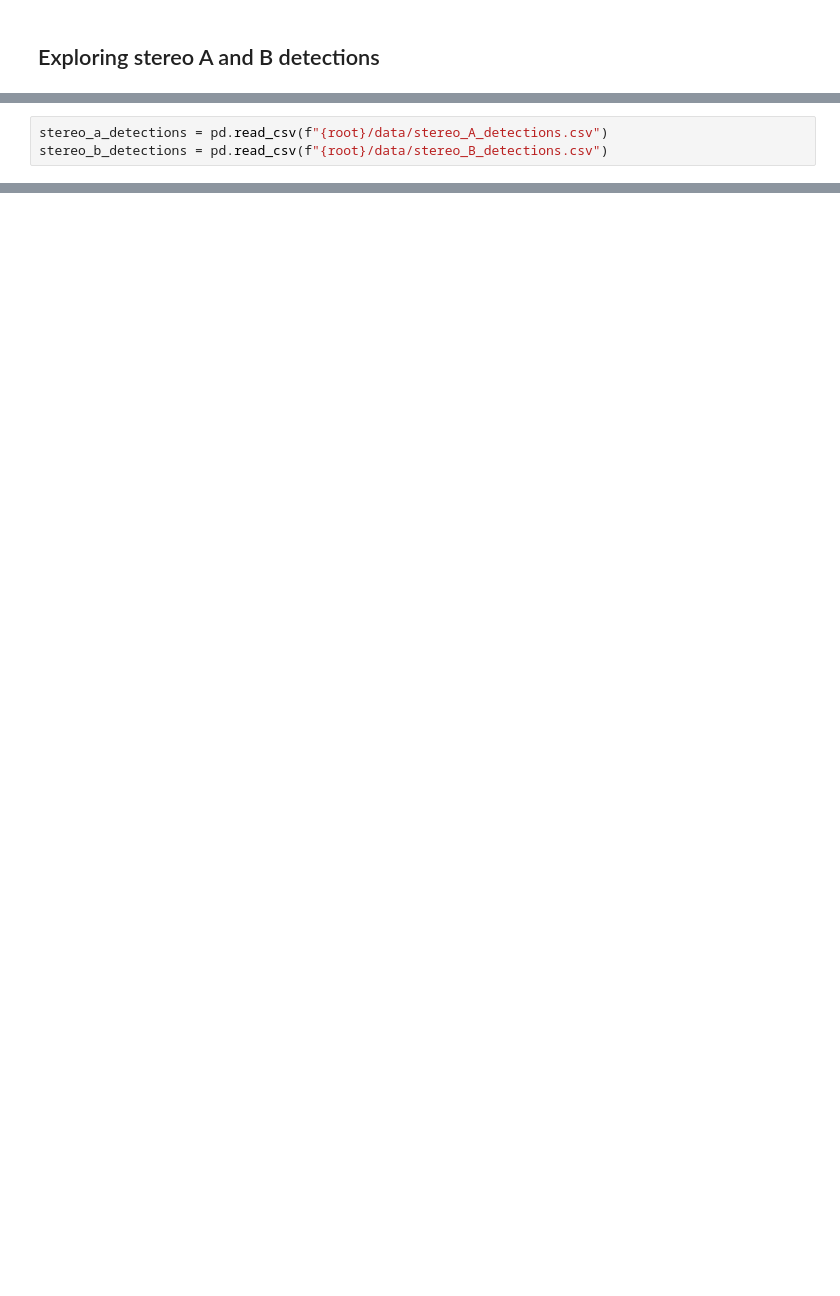
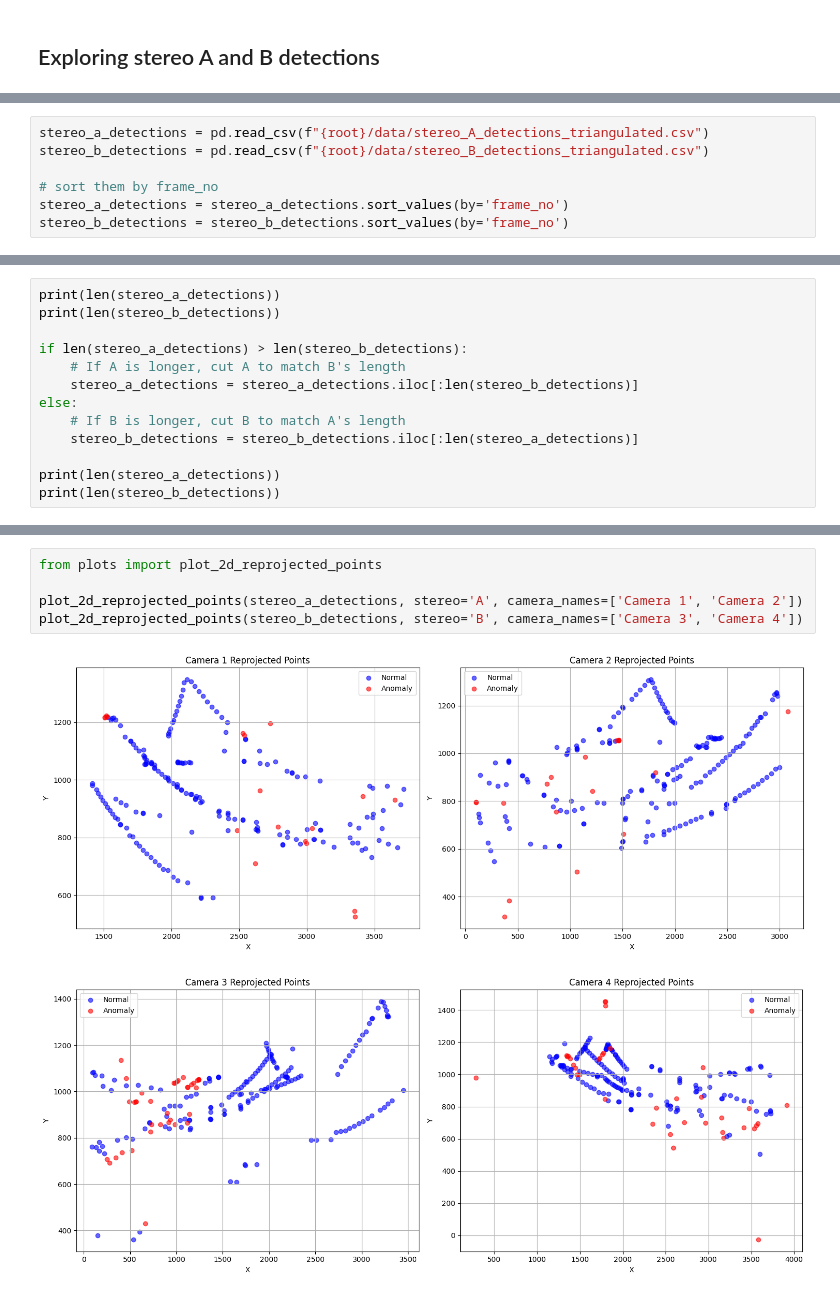
Before and after one commit to damianstone/cv-calibration-triangulation, a Jupyter notebook: notebooks/stereo_AB_detections.ipynb, the cells around one changed output, grey strips where cells are left out. Drawn from its saved outputs; the diff is of its cells as text; blank space fills up the shorter version.

```diff
--- a/notebooks/stereo_AB_detections.ipynb
+++ b/notebooks/stereo_AB_detections.ipynb
@@ -22,5 +24,9 @@ def find_project_root(marker=".gitignore"):
 
 root = find_project_root()
 # %%
-stereo_a_detections = pd.read_csv(f"{root}/data/stereo_A_detections.csv")
-stereo_b_detections = pd.read_csv(f"{root}/data/stereo_B_detections.csv")
+stereo_a_detections = pd.read_csv(f"{root}/data/stereo_A_detections_triangulated.csv")
+stereo_b_detections = pd.read_csv(f"{root}/data/stereo_B_detections_triangulated.csv")
+
+# sort them by frame_no
+stereo_a_detections = stereo_a_detections.sort_values(by='frame_no')
+stereo_b_detections = stereo_b_detections.sort_values(by='frame_no')
@@ -78,0 +61,13 @@ stereo_ab_detections.head(20)
+# %%
+print(len(stereo_a_detections))
+print(len(stereo_b_detections))
+
+if len(stereo_a_detections) > len(stereo_b_detections):
+    # If A is longer, cut A to match B's length
+    stereo_a_detections = stereo_a_detections.iloc[:len(stereo_b_detections)]
+else:
+    # If B is longer, cut B to match A's length
+    stereo_b_detections = stereo_b_detections.iloc[:len(stereo_a_detections)]
+
+print(len(stereo_a_detections))
+print(len(stereo_b_detections))
@@ -78,0 +79,8 @@ stereo_ab_detections.head(20)
+# %%
+from plots import plot_2d_reprojected_points
+
+plot_2d_reprojected_points(stereo_a_detections, stereo='A', camera_names=['Camera 1', 'Camera 2'])
+plot_2d_reprojected_points(stereo_b_detections, stereo='B', camera_names=['Camera 3', 'Camera 4'])
+# %% [output]
+[figure, added]
+[figure, added]
```
Also changed, not shown: parts of 14 cells of this notebook, 44 other files.
